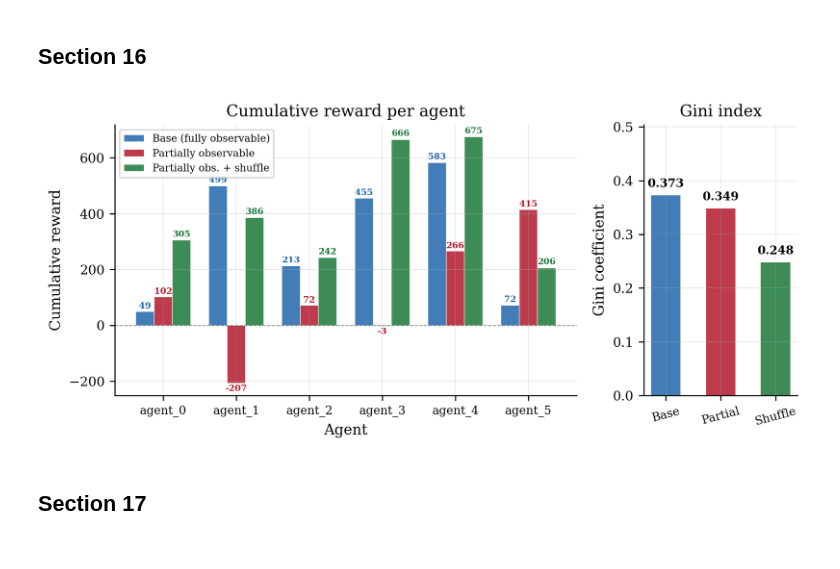
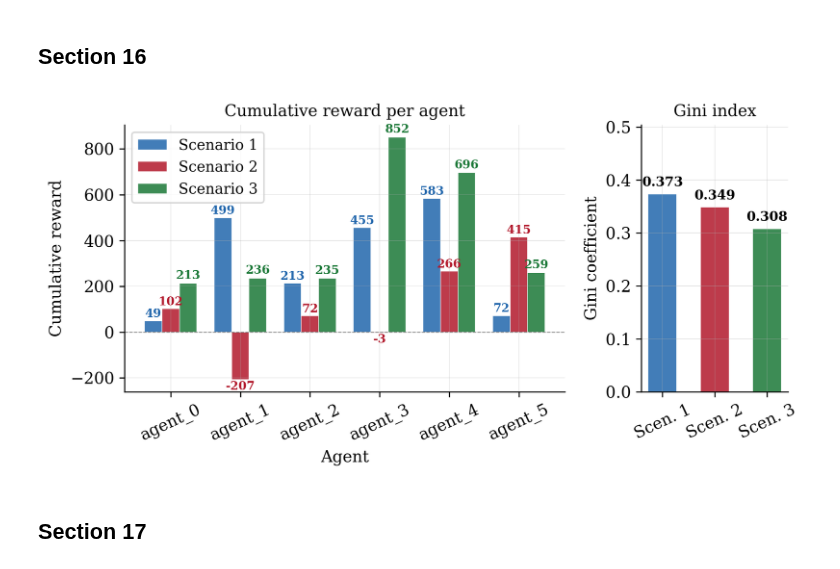
Before and after one commit to juanbmedina/marlgrid, a Jupyter notebook: data_analysis/ISGT_plots_improved.ipynb, the cells around one changed output. Cells and saved outputs as stored; diff of their text form; code cells hidden in the pictures.

```diff
--- a/data_analysis/ISGT_plots_improved.ipynb
+++ b/data_analysis/ISGT_plots_improved.ipynb
@@ -39,12 +39,12 @@ import matplotlib.gridspec as gridspec
 plt.rcParams.update({
     "font.family":       "serif",
     "font.serif":        ["Times New Roman", "DejaVu Serif"],
-    "font.size":         10,
+    "font.size":         12,
     "axes.titlesize":    11,
-    "axes.labelsize":    10,
-    "legend.fontsize":   8,
-    "xtick.labelsize":   9,
-    "ytick.labelsize":   9,
+    "axes.labelsize":    11,
+    "legend.fontsize":   10,
+    "xtick.labelsize":   11,
+    "ytick.labelsize":   11,
     "figure.dpi":        300,
     "savefig.dpi":       300,
     "savefig.bbox":      "tight",
@@ -67,9 +67,9 @@ plt.rcParams.update({
 # ═══════════════════════════════════════════════════════════════════════
 CASE_COLORS  = ["#2166ac", "#b2182b", "#1b7837"]   # blue, red, green
 CASE_LABELS  = [
-    "Base (fully observable)",
-    "Partially observable",
-    "Partially obs. + shuffle",
+    "Scenario 1",
+    "Scenario 2",
+    "Scenario 3",
 ]
 AGENT_CMAP = plt.colormaps.get_cmap("tab10")
 
@@ -198,9 +198,10 @@ ALGORITHM = "PPO"
 EXP_BASE  = "/home/juanbmedina/rllib/exp_results"
 
 EXPERIMENTS = {
-    "base":    "exp_results_2026-03-18_13-49-44",
-    "partial": "exp_results_2026-03-18_11-50-47",
-    "shuffle": "exp_results_2026-03-18_21-17-15",
+    "base":    "baseline_0",
+    "partial": "case1_0",
+    "shuffle": "case2_1",
+    # "shuffle": "exp_results_2026-03-28_13-40-46",
 }
 
 
@@ -284,7 +285,7 @@ agents = list(eval_data[keys_list[0]][0].columns)
 n_agents = len(agents)
 
 fig2, (ax2a, ax2b) = plt.subplots(
-    1, 2, figsize=(7.5, 3.5),
+    1, 2, figsize=(7.5, 3.8),
     gridspec_kw={"width_ratios": [3, 1]},
 )
 
@@ -315,44 +316,44 @@ for i, key in enumerate(keys_list):
         off = 0.01 * max(abs(vals).max(), 1) * (1 if val >= 0 else -1)
         ax2a.text(
             bar.get_x() + bar.get_width() / 2, val + off,
-            f"{val:.0f}", ha="center", va=va, fontsize=6,
+            f"{val:.0f}", ha="center", va=va, fontsize=8,
             color=CASE_COLORS[i], fontweight="bold",
         )
 
 ax2a.axhline(0, color="black", linewidth=0.6, linestyle="--", alpha=0.4)
 ax2a.set_xticks(x)
-ax2a.set_xticklabels(agents, fontsize=8)
+ax2a.set_xticklabels(agents, rotation=25)
 ax2a.set_xlabel("Agent")
 ax2a.set_ylabel("Cumulative reward")
 ax2a.set_title("Cumulative reward per agent")
-ax2a.legend(loc="best", fontsize=7)
+ax2a.legend(loc="best")
 
 # ── Right: Gini index bar chart ──
 bar_gini = ax2b.bar(
     np.arange(n_cases), gini_values,
     color=CASE_COLORS, alpha=0.85,
     edgecolor="white", linewidth=0.5, width=0.55,
 )
 for bar, val in zip(bar_gini, gini_values):
     ax2b.text(
         bar.get_x() + bar.get_width() / 2, val + 0.01,
-        f"{val:.3f}", ha="center", va="bottom", fontsize=8, fontweight="bold",
+        f"{val:.3f}", ha="center", va="bottom", fontsize=9, fontweight="bold",
     )
 
 ax2b.set_xticks(np.arange(n_cases))
-ax2b.set_xticklabels(["Base", "Partial", "Shuffle"], fontsize=8, rotation=15)
+ax2b.set_xticklabels(["Scen. 1", "Scen. 2", "Scen. 3"], rotation=25)
 ax2b.set_ylabel("Gini coefficient")
 ax2b.set_title("Gini index")
 ax2b.set_ylim(0, max(gini_values) * 1.35 if max(gini_values) > 0 else 1.0)
 
 fig2.tight_layout()
-# fig2.savefig("/home/claude/fig_cumulative_reward_gini.pdf")
+fig2.savefig("/home/juanbmedina/rllib/plots/fig_cumulative_reward_gini.pdf")
 # fig2.savefig("/home/claude/fig_cumulative_reward_gini.png")
 # plt.close(fig2)
 
 plt.show()
 # %% [output]
-[figure, old version]
+[figure, new version]
 # %% [markdown]
 ## Section 17
 # %%
```
Also changed, not shown: parts of 7 cells of this notebook, 22 other files.
